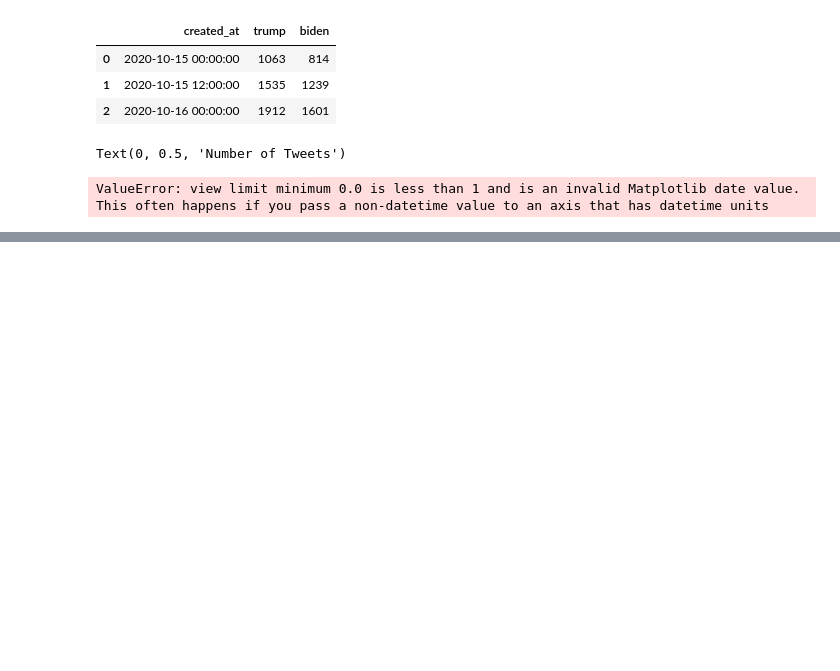
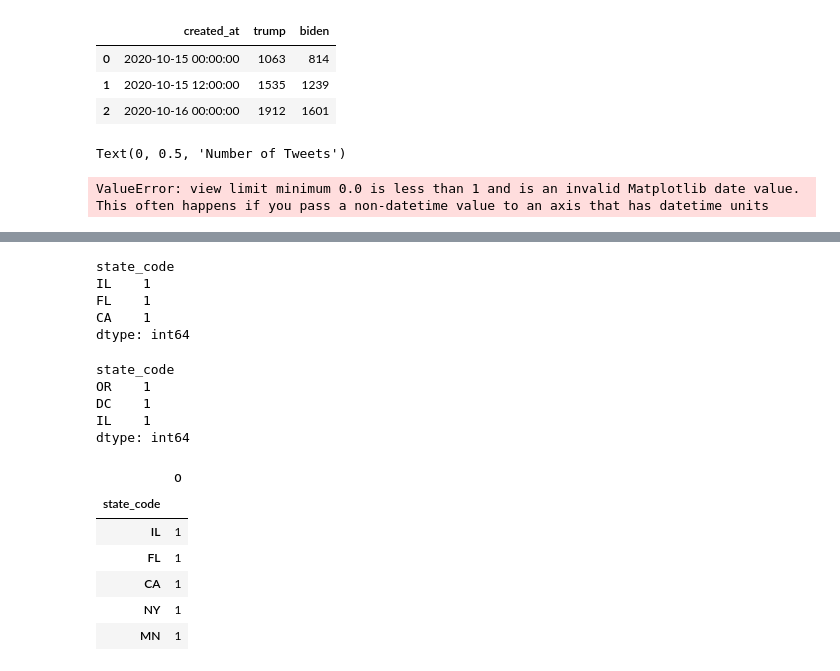
Before and after one commit to olivedisaster/Project-2, a Jupyter notebook: write_data.ipynb, the cells around one changed output, grey strips where cells are left out. Cells and saved outputs as stored; diff of their text form; code cells hidden in the pictures; blank space fills up the shorter version.

```diff
--- a/write_data.ipynb
+++ b/write_data.ipynb
@@ -715,3 +812,6 @@ plt.ylabel('Number of Tweets')
 # %% [output]
 Text(0, 0.5, 'Number of Tweets')
 ValueError: view limit minimum 0.0 is less than 1 and is an invalid Matplotlib date value. This often happens if you pass a non-datetime value to an axis that has datetime units
+# %%
+biden_st=biden_data_df[biden_data_df['hashtag']=='Biden']
+biden_st.head(3)
@@ -717,0 +833,32 @@ ValueError: view limit minimum 0.0 is less than 1 and is an invalid Matplotlib d
+# %%
+biden_st_df = biden_st[['state_code', 'hashtag','created_at']]
+trump_st_df = trump_st[['state_code', 'hashtag','created_at']]
+# %%
+biden_st_series = pd.Series(1, index=biden_st_df['state_code'])
+biden_st_series.head(3)
+# %% [output]
+state_code
+IL    1
+FL    1
+CA    1
+dtype: int64
+# %%
+trump_st_series = pd.Series(1, index=trump_st_df['state_code'])
+trump_st_series.head(3)
+# %% [output]
+state_code
+OR    1
+DC    1
+IL    1
+dtype: int64
+# %%
+biden_st_df = pd.DataFrame(biden_st_series)
+biden_st_df.head()
+# %% [output]
+|  | 0 |
+| state_code |  |
+| IL | 1 |
+| FL | 1 |
+| CA | 1 |
+| NY | 1 |
+| MN | 1 |
```
Also changed, not shown: parts of 19 cells of this notebook, 7 other files.
